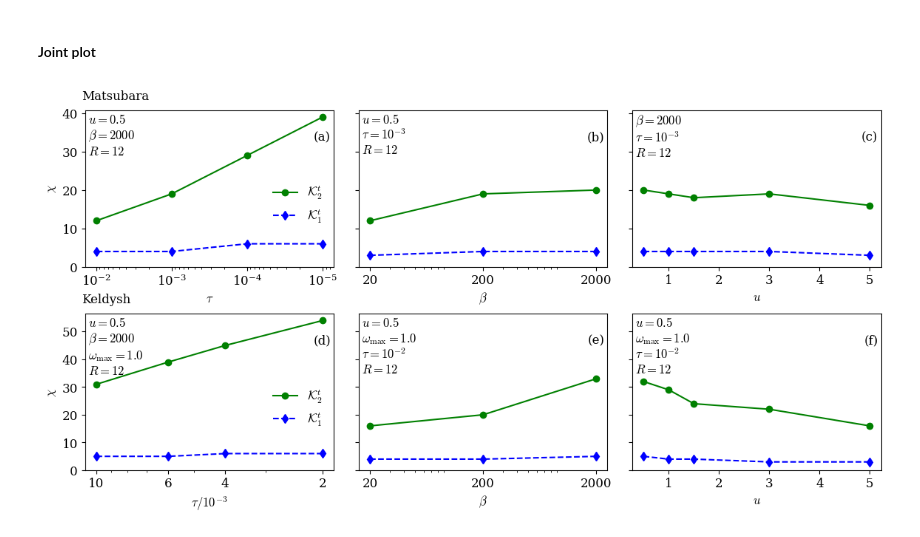
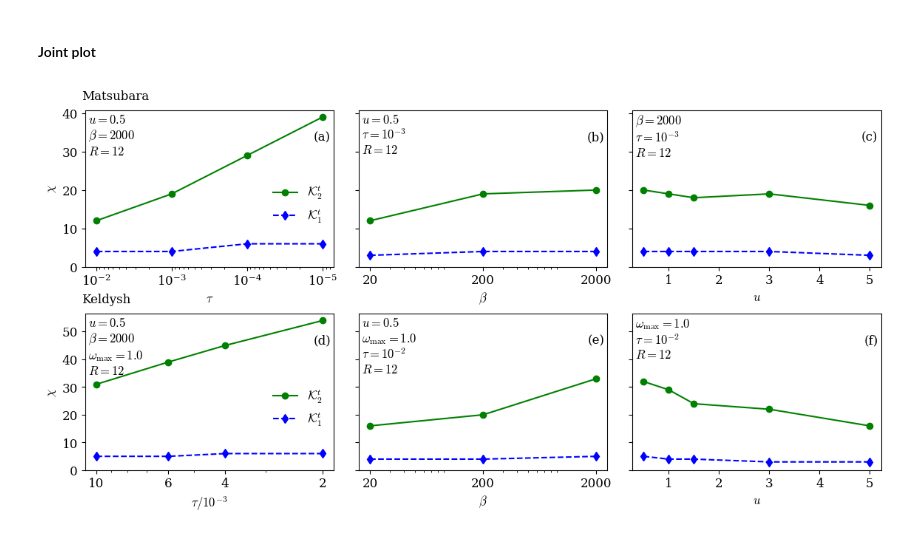
Before and after one commit to MFrankenbach/TCI4Keldysh, a Jupyter notebook: scripts/K12_visualization.ipynb, the cells around one changed output. Saved outputs shown, nothing was run; the diff lists cells and outputs as text; code cells hidden in the pictures.

```diff
--- a/scripts/K12_visualization.ipynb
+++ b/scripts/K12_visualization.ipynb
@@ -926,7 +926,7 @@ axs[1,2].set_xlabel(L"u")
 # axs[1,2].set_title(L"Keldysh: $u$ vs rank")
 # annotate_topright(axs[1,2], L"\beta=2000" * "\n" * L"$\tau=10^{-2}$" * "\n" * L"R=%$Rk"; fontsize=12)
 axs[1,0].legend(loc="right", bbox_to_anchor=(1.0,0.4), frameon=false)
-annotate_topleft(axs[1,2], L"u=0.5"  * "\n" * L"\omega_{\max}=1.0" * "\n" * L"$\tau=10^{-2}$" * "\n" * L"R=%$Rk"; fontsize=12)
+annotate_topleft(axs[1,2], L"\omega_{\max}=1.0" * "\n" * L"$\tau=10^{-2}$" * "\n" * L"R=%$Rk"; fontsize=12)
 # axs[1,2].annotate(
 #     L"u=0.5"  * "\n" * L"\omega_{\max}=1.0" * "\n" * L"$\tau=10^{-2}$" * "\n" * L"R=%$Rk";
 #     xy=(0.0,0.6),
@@ -970,31 +970,31 @@ if commonaxis
     for c in 0:1
         y0,y0m = axs[c,0].get_ylim()
         y1, = axs[c,1].get_ylim()
         y2, = axs[c,2].get_ylim()
         axs[c,0].set_ylim(0,y0m)
         axs[c,1].set_ylim(0,y0m)
         axs[c,2].set_ylim(0,y0m)
         axs[c,1].tick_params(left=true,labelleft=false)
         axs[c,1].set_ylabel("")
         axs[c,2].tick_params(left=true,labelleft=false)
         axs[c,2].set_ylabel("")
     end
 end
 
 
 
 for i in 0:1
     for j in 0:2
         y1,y2 = axs[i,j].get_ylim()
         axs[i,j].set_ylim(0, y2)
     end
 end
 
 tight_layout()
 subplots_adjust(wspace=0.1)
 subplots_adjust(hspace=0.3)
 savefig("K12_ranks.pdf"; bbox_inches="tight")
 
 display(fig)
 # %% [output]
-[figure, old version]
+[figure, new version]
```
Also changed, not shown: 13 other files.
